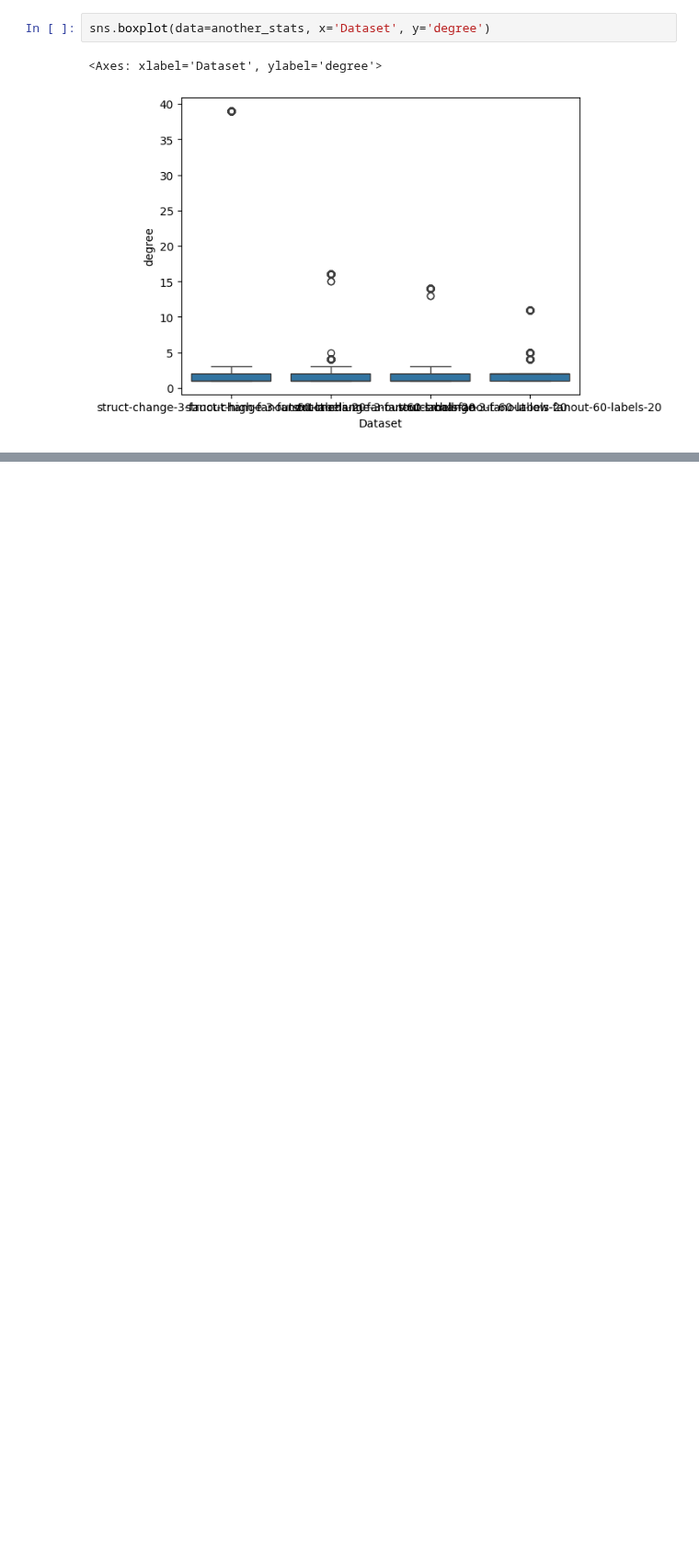
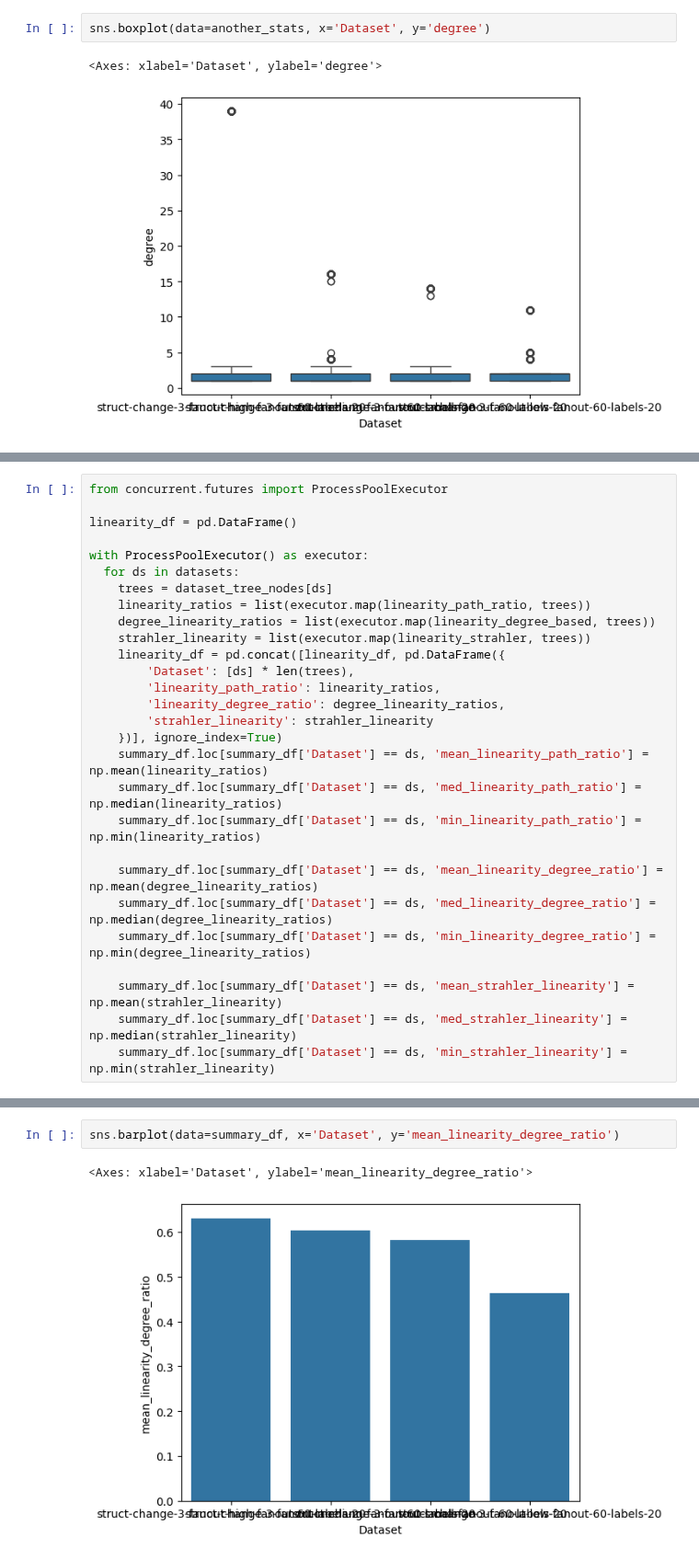
Before and after one commit to LukMRVC/tree-statistics, a Jupyter notebook: gen-precision.ipynb, the cells around one changed output, grey strips where cells are left out. Shown at 92% size. Cells and saved outputs as stored; diff of their text form; blank space fills up the shorter version.

```diff
--- a/gen-precision.ipynb
+++ b/gen-precision.ipynb
@@ -533,0 +582,28 @@ sns.boxplot(data=another_stats, x='Dataset', y='degree')
+# %%
+from concurrent.futures import ProcessPoolExecutor
+
+linearity_df = pd.DataFrame()
+
+with ProcessPoolExecutor() as executor:
+  for ds in datasets:
+    trees = dataset_tree_nodes[ds]
+    linearity_ratios = list(executor.map(linearity_path_ratio, trees))
+    degree_linearity_ratios = list(executor.map(linearity_degree_based, trees))
+    strahler_linearity = list(executor.map(linearity_strahler, trees))
+    linearity_df = pd.concat([linearity_df, pd.DataFrame({
+        'Dataset': [ds] * len(trees),
+        'linearity_path_ratio': linearity_ratios,
+        'linearity_degree_ratio': degree_linearity_ratios,
+        'strahler_linearity': strahler_linearity
+    })], ignore_index=True)
+    summary_df.loc[summary_df['Dataset'] == ds, 'mean_linearity_path_ratio'] = np.mean(linearity_ratios)
+    summary_df.loc[summary_df['Dataset'] == ds, 'med_linearity_path_ratio'] = np.median(linearity_ratios)
+    summary_df.loc[summary_df['Dataset'] == ds, 'min_linearity_path_ratio'] = np.min(linearity_ratios)
+
+    summary_df.loc[summary_df['Dataset'] == ds, 'mean_linearity_degree_ratio'] = np.mean(degree_linearity_ratios)
+    summary_df.loc[summary_df['Dataset'] == ds, 'med_linearity_degree_ratio'] = np.median(degree_linearity_ratios)
+    summary_df.loc[summary_df['Dataset'] == ds, 'min_linearity_degree_ratio'] = np.min(degree_linearity_ratios)
+
+    summary_df.loc[summary_df['Dataset'] == ds, 'mean_strahler_linearity'] = np.mean(strahler_linearity)
+    summary_df.loc[summary_df['Dataset'] == ds, 'med_strahler_linearity'] = np.median(strahler_linearity)
+    summary_df.loc[summary_df['Dataset'] == ds, 'min_strahler_linearity'] = np.min(strahler_linearity)
@@ -533,0 +618,5 @@ sns.boxplot(data=another_stats, x='Dataset', y='degree')
+# %%
+sns.barplot(data=summary_df, x='Dataset', y='mean_linearity_degree_ratio')
+# %% [output]
+<Axes: xlabel='Dataset', ylabel='mean_linearity_degree_ratio'>
+[figure, added]
```
Also changed, not shown: parts of 12 cells of this notebook.
